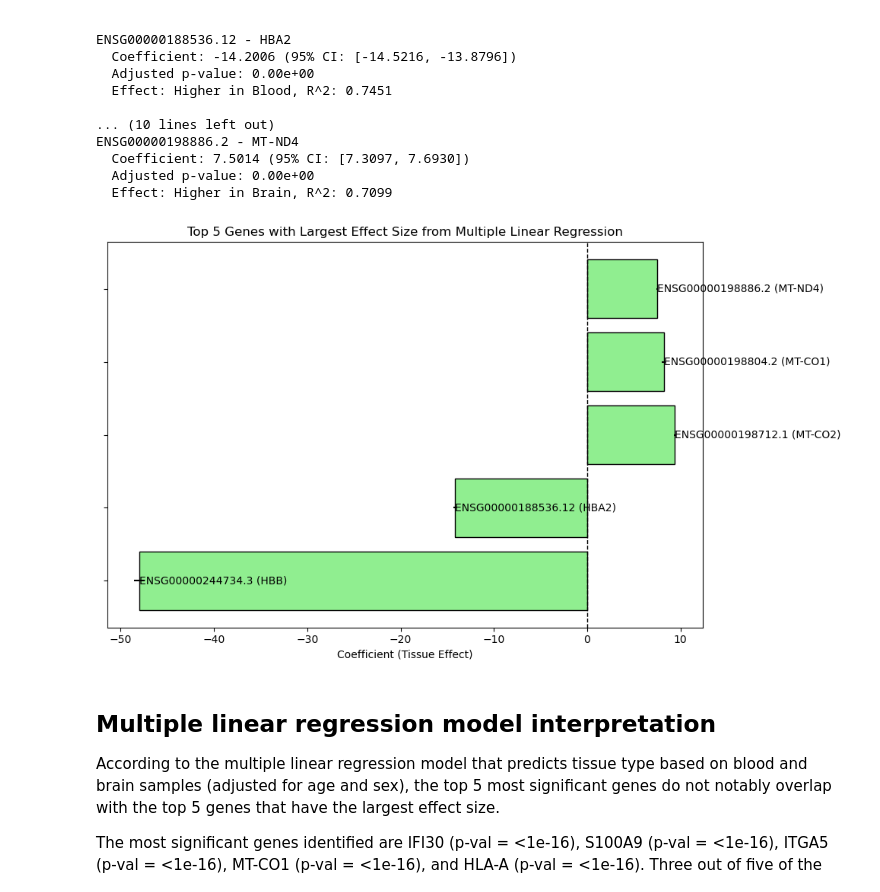
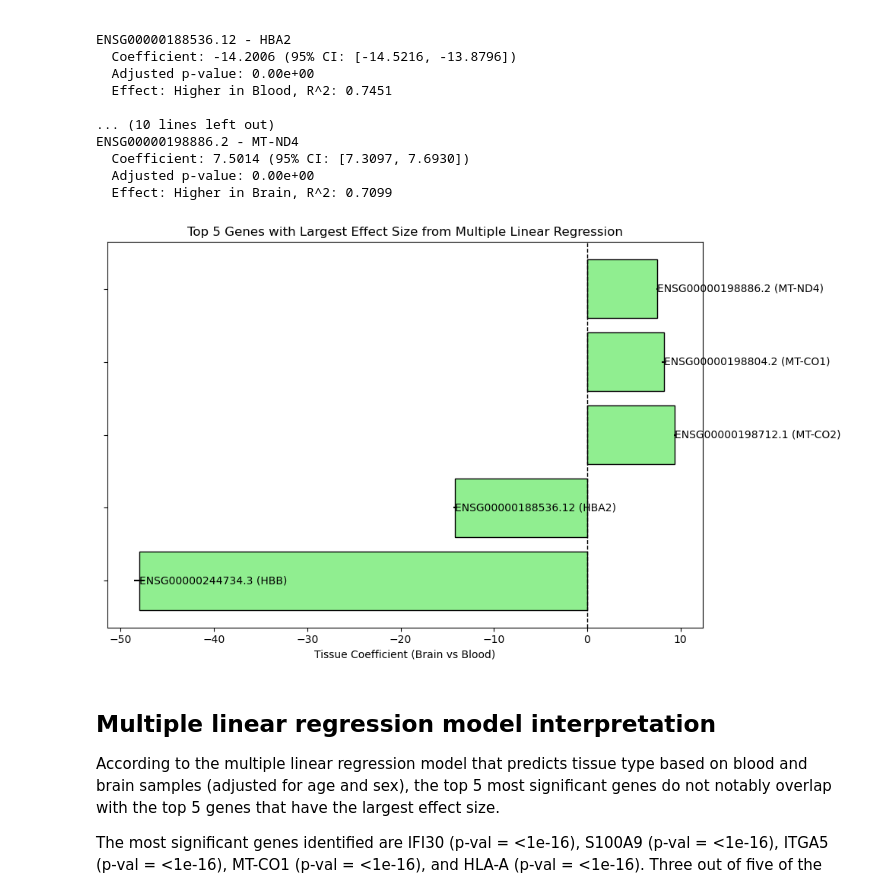
Before and after one commit to emilyekstrum/cu-cpbs-7602, a Jupyter notebook: assignment02/assignment02_notebook.ipynb, the cells around one changed output. Cells and saved outputs as stored; diff of their text form; code cells hidden in the pictures.

```diff
--- a/assignment02/assignment02_notebook.ipynb
+++ b/assignment02/assignment02_notebook.ipynb
@@ -129,6 +125,7 @@ blood_brain_df['sex_binary'] = (blood_brain_df['SEX'] == 1).astype(int)
 # %%
 # convert age ranges to numeric
 def convert_age(age_str):
+    ''' Convert age ranges to numeric values by averaging the range'''
     if pd.isna(age_str): return np.nan
     if '-' in str(age_str):
         start, end = str(age_str).split('-')
@@ -137,5 +134,3 @@ def convert_age(age_str):
 
 blood_brain_df['age_numeric'] = blood_brain_df['AGE'].apply(convert_age)
 blood_brain_df = blood_brain_df.dropna(subset=['age_numeric', 'sex_binary'])
-
-#print(f"Dataframe after preprocessing: {len(blood_brain_df)}")
@@ -279,18 +272,18 @@ ENSG00000198886.2 - MT-ND4
 # %%
 # plot results of the top 5 genes with the largest effect size
 top_5_effect_size = results_df.nlargest(5, 'abs_coefficient')
 plt.figure(figsize=(10, 6))
 for i, (_, row) in enumerate(top_5_effect_size.iterrows()):
     plt.barh(i, row['coefficient'], xerr=row['std_error'], color='lightgreen', edgecolor='black')
     plt.text(row['coefficient'], i, f"{row['gene_name']} ({row['gene_description']})", va='center', fontsize=10)
 plt.axvline(0, color='black', linestyle='--', linewidth=1)
 plt.yticks(range(len(top_5_effect_size)), [])
-plt.xlabel('Coefficient (Tissue Effect)')
+plt.xlabel('Tissue Coefficient (Brain vs Blood)')
 plt.title('Top 5 Genes with Largest Effect Size from Multiple Linear Regression')
 plt.tight_layout()
 plt.show()
 # %% [output]
-[figure, old version]
+[figure, new version]
 # %% [markdown]
 ## Multiple linear regression model interpretation
 
```
Also changed, not shown: parts of 12 cells of this notebook.
